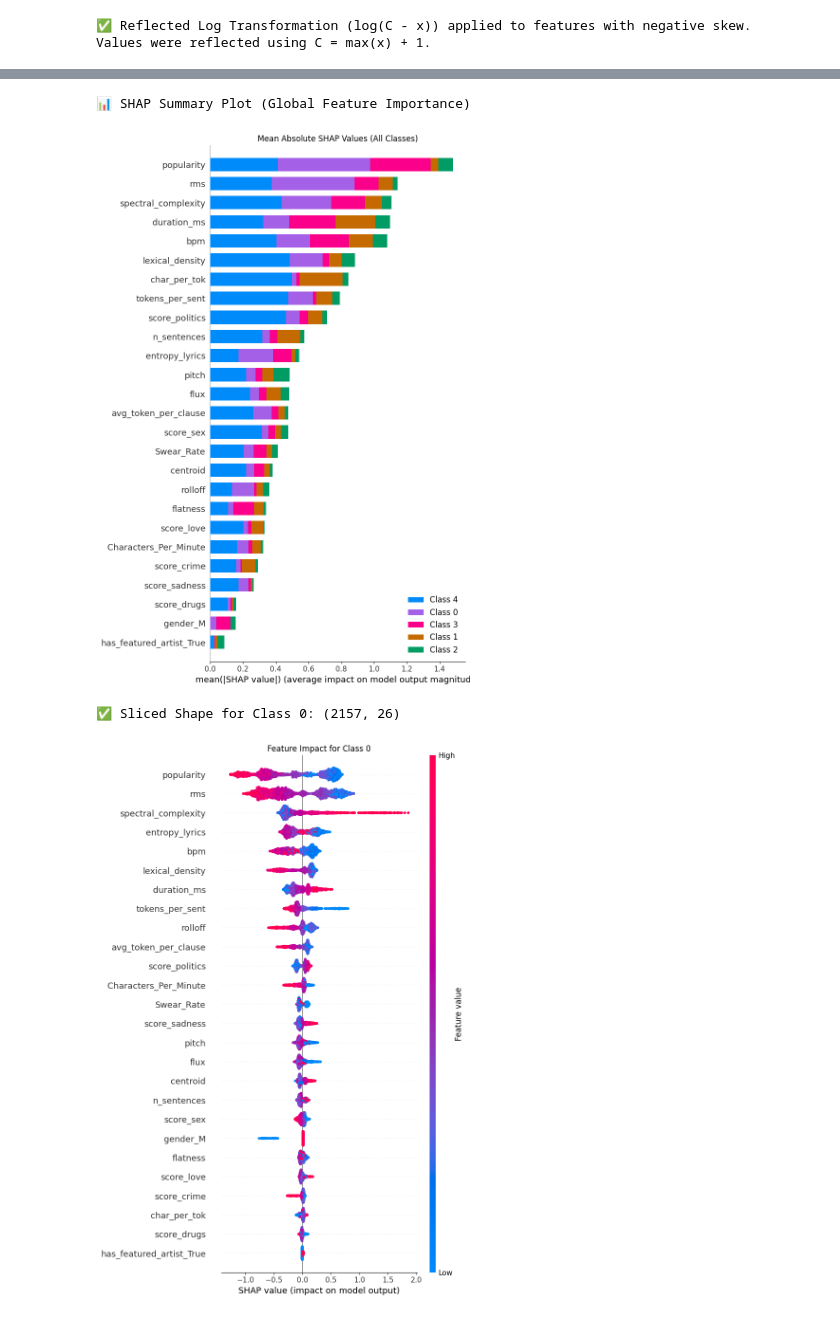
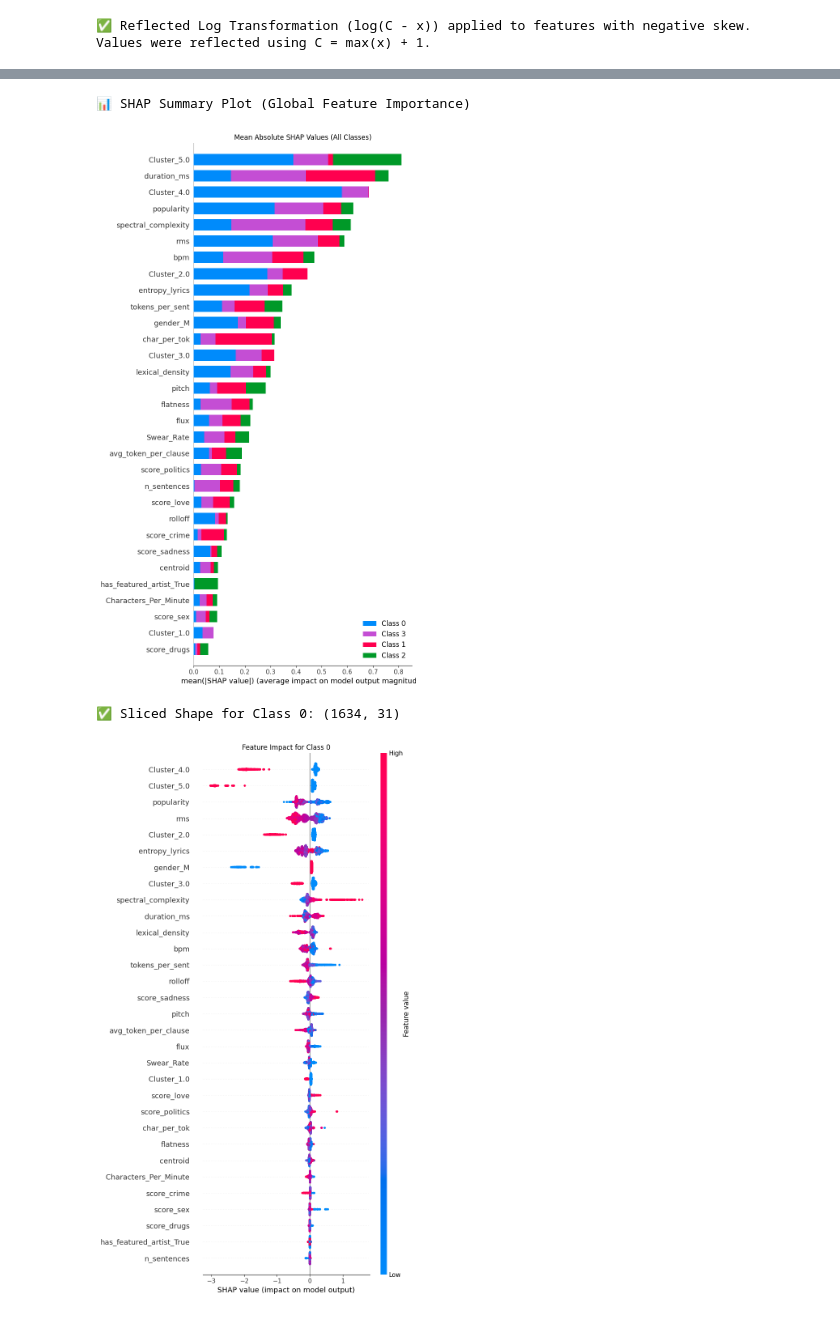
Before and after one commit to Syreel/DataMining, a Jupyter notebook: predictive_analysis.ipynb, the cells around one changed output, grey strips where cells are left out. Cells and saved outputs as stored; diff of their text form; code cells hidden in the pictures.

Commit message:
update predicitve with full run for all models

```diff
--- a/predictive_analysis.ipynb
+++ b/predictive_analysis.ipynb
@@ -18,5 +223,5 @@ import shap
 # %%
-data = 'dataset/df_feature_engineered_no_god_mode.csv'
+data = 'dataset/df_cluster.csv'
 index_col = 0
 df = pd.read_csv(data, sep=',', index_col=index_col)
 
@@ -83,6 +276,6 @@ df['lyrics'] = df['lyrics'].astype('string')
 df['release_date'] = pd.to_datetime(df['release_date'], errors='coerce')
 df['Artist_Generation'] = df['Artist_Generation'].astype('category')
 # %%
-df = df.dropna(subset=['macro_region']).copy()
+df = df.dropna(subset=['Artist_Generation']).copy()
 # %%
 print("Class Distribution:")
@@ -118,8 +366,8 @@ Categories (5, object): ['1980s', '1990s', '2000s', '2010s', '2020s']
 # Pass a list of prefixes matching the columns list
 df_encoded = pd.get_dummies(
     df,
-    columns=['gender', 'has_featured_artist', 'primary_topic'],
-    prefix=['gender', 'has_featured_artist', 'primary_topic'],  # <--- Must be a list ['a', 'b']
+    columns=['gender', 'has_featured_artist', 'primary_topic', 'Cluster'],
+    prefix=['gender', 'has_featured_artist', 'primary_topic', 'Cluster'],  # <--- Must be a list ['a', 'b']
     drop_first=True  # Recommended to prevent multicollinearity
 )
 # %%
@@ -184,7 +432,12 @@ CATEGORICAL_FEATURES = [
     # 'primary_topic_Politics and Society',
     # 'primary_topic_Sadness and Depression',
     # 'primary_topic_Sex',
-    # 'primary_topic_Too Short'
+    # 'primary_topic_Too Short',
+    'Cluster_1.0',
+    'Cluster_2.0',
+    'Cluster_3.0',
+    'Cluster_4.0',
+    'Cluster_5.0'
 ]
 # %%
 COLS = NUMERIC_FEATURES + CATEGORICAL_FEATURES
@@ -1004,9 +1414,7 @@ import matplotlib.pyplot as plt
 # 1. Initialize the Explainer
 # XGBoost is a tree-based model, so we use TreeExplainer (optimized for trees)
 
-best_xgb = final_models['XGBoost']
-
-explainer = shap.TreeExplainer(best_xgb)
+explainer = shap.TreeExplainer(best_model_grid_xgb)
 
 # 2. Calculate SHAP Values
 # We use a subsample of X_test (e.g., first 200 rows) to speed up calculation
@@ -1030,33 +1438,33 @@ shap.summary_plot(
     show=False
 )
 plt.title("Mean Absolute SHAP Values (All Classes)")
 plt.tight_layout()
 plt.show()
 
 # 1. Define the class you want to explain (e.g., 0 for the first region)
 
 for i in range (0, 5):
     # 2. Slice the 3D array correctly: [All Samples, All Features, Specific Class]
     # This transforms (2156, 35, 5) -> (2156, 35) matching X_sample
     class_shap_values = shap_values[:, :, i]
 
     print(f"✅ Sliced Shape for Class {i}: {class_shap_values.shape}")
     # Should output: (2156, 35)
 
     # 3. Plot
     plt.figure()
     shap.summary_plot(
         class_shap_values,
         X_sample,
         feature_names=COLS,
         max_display=len(COLS),
         show=False
     )
     plt.title(f"Feature Impact for Class {i}")
     plt.tight_layout()
     plt.show()
 # %% [output]
 📊 SHAP Summary Plot (Global Feature Importance)
-[figure, old version]
+[figure, new version]
-✅ Sliced Shape for Class 0: (2157, 26)
+✅ Sliced Shape for Class 0: (1634, 31)
-[figure, old version]
+[figure, new version]
```
Also changed, not shown: parts of 44 cells of this notebook.
